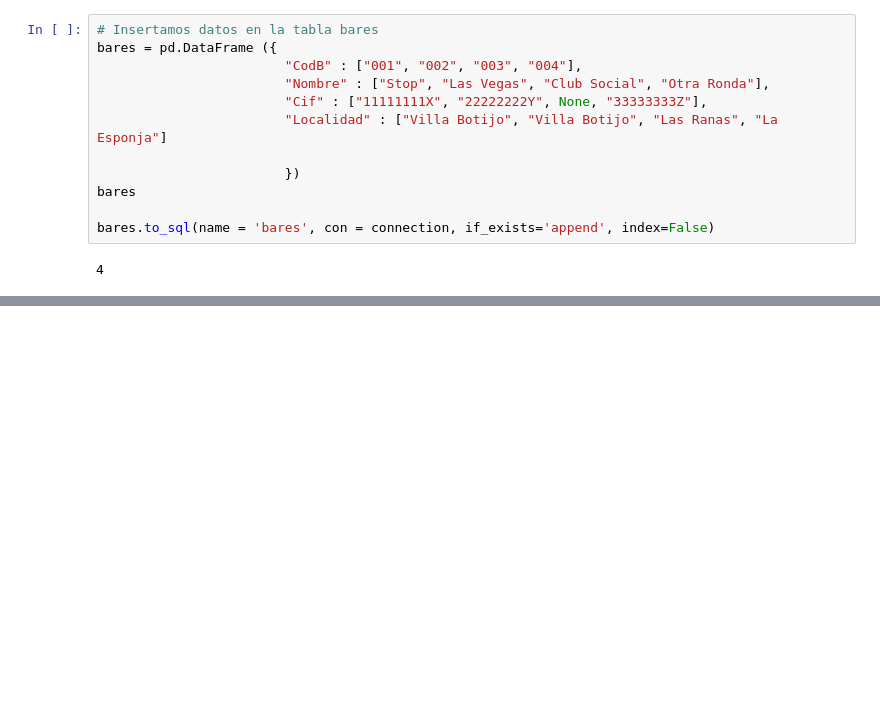
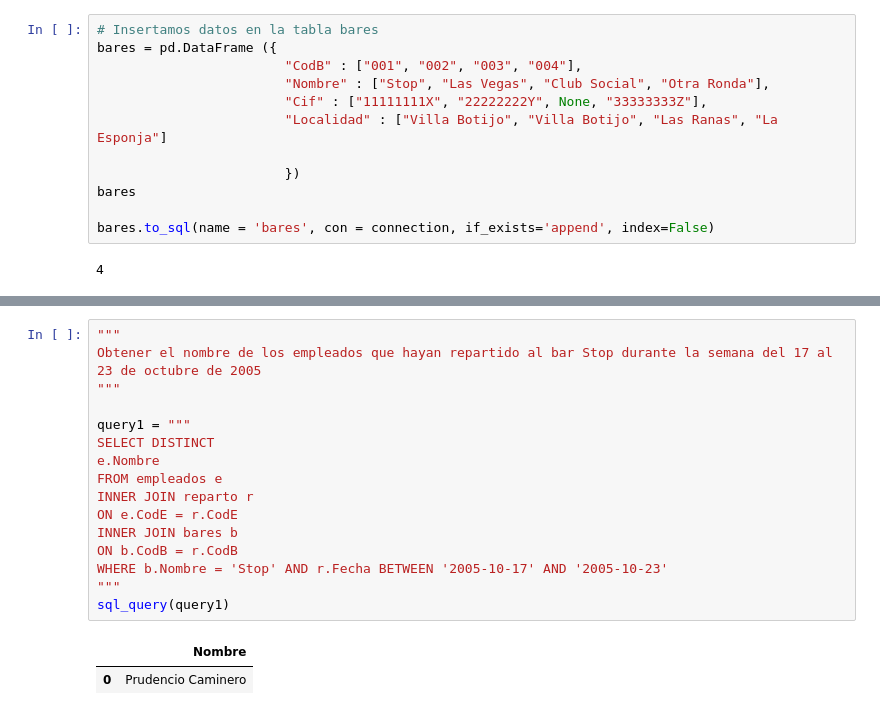
Before and after one commit to LMXCC79/DS_PT_09_2023, a Jupyter notebook: Data_Analysis/7-Bases_de_datos/SQL/SQL_Python/ejercicio/practica_sql.ipynb, the cells around one changed output, grey strips where cells are left out. Drawn from its saved outputs; the diff is of its cells as text; blank space fills up the shorter version.

```diff
--- a/Data_Analysis/7-Bases_de_datos/SQL/SQL_Python/ejercicio/practica_sql.ipynb
+++ b/Data_Analysis/7-Bases_de_datos/SQL/SQL_Python/ejercicio/practica_sql.ipynb
@@ -155,0 +212,19 @@ bares.to_sql(name = 'bares', con = connection, if_exists='append', index=False)
+# %%
+"""
+Obtener el nombre de los empleados que hayan repartido al bar Stop durante la semana del 17 al 23 de octubre de 2005
+"""
+
+query1 = """
+SELECT DISTINCT
+e.Nombre
+FROM empleados e
+INNER JOIN reparto r
+ON e.CodE = r.CodE
+INNER JOIN bares b
+ON b.CodB = r.CodB
+WHERE b.Nombre = 'Stop' AND r.Fecha BETWEEN '2005-10-17' AND '2005-10-23'
+"""
+sql_query(query1)
+# %% [output]
+|  | Nombre |
+| 0 | Prudencio Caminero |
```
Also changed, not shown: parts of 13 cells of this notebook, 11 other files.
